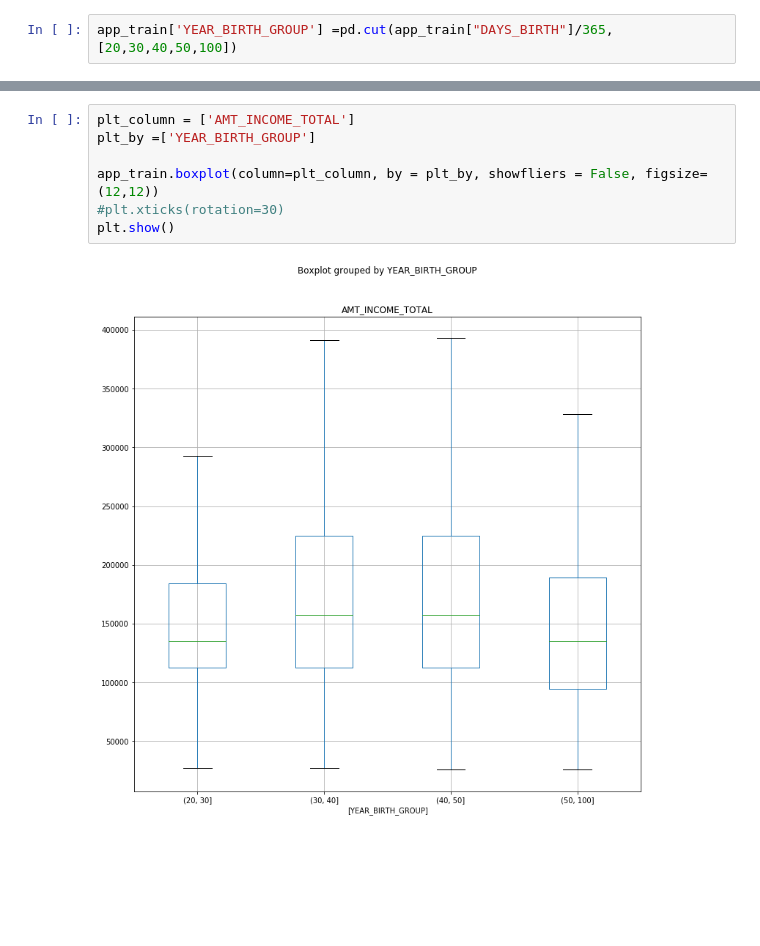
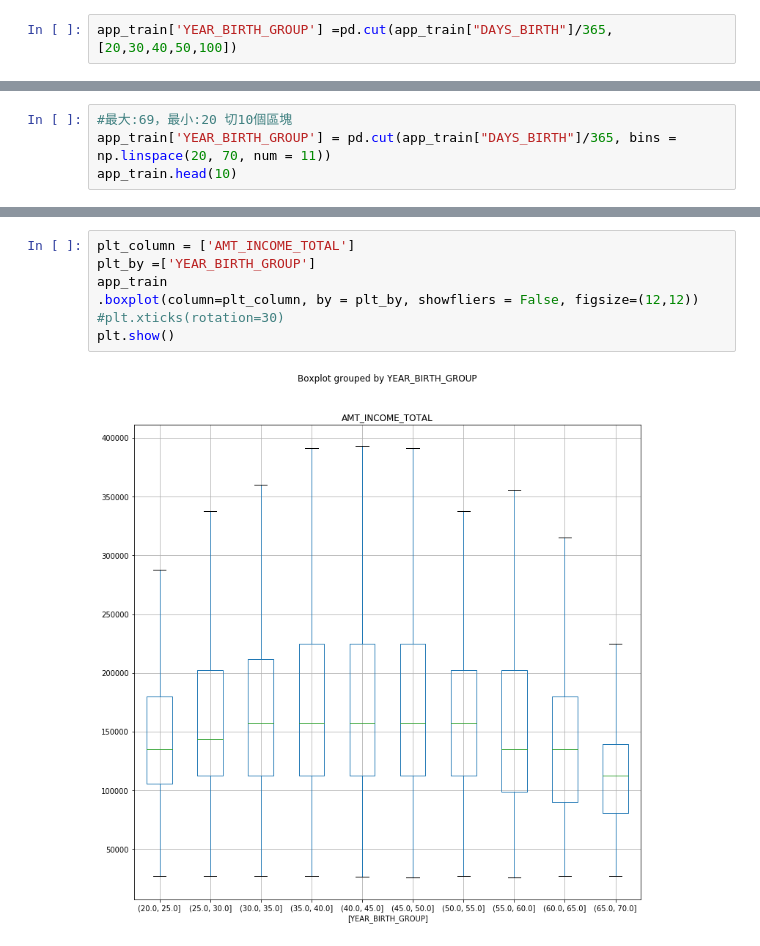
Before and after one commit to tobeywang/2nd-ML100Days, a Jupyter notebook: Day_013_HW.ipynb, the cells around one changed output, grey strips where cells are left out. Drawn from its saved outputs; the diff is of its cells as text; blank space fills up the shorter version.

```diff
--- a/Day_013_HW.ipynb
+++ b/Day_013_HW.ipynb
@@ -72,0 +87,4 @@ app_train['YEAR_BIRTH_GROUP'] =pd.cut(app_train["DAYS_BIRTH"]/365, [20,30,40,50,
+# %%
+#最大:69，最小:20 切10個區塊
+app_train['YEAR_BIRTH_GROUP'] = pd.cut(app_train["DAYS_BIRTH"]/365, bins = np.linspace(20, 70, num = 11))
+app_train.head(10)
@@ -81,9 +154,9 @@ Name: YEAR_BIRTH_GROUP, dtype: int64
 # %%
 plt_column = ['AMT_INCOME_TOTAL']
 plt_by =['YEAR_BIRTH_GROUP']
-
-app_train.boxplot(column=plt_column, by = plt_by, showfliers = False, figsize=(12,12))
+app_train
+.boxplot(column=plt_column, by = plt_by, showfliers = False, figsize=(12,12))
 #plt.xticks(rotation=30)
 plt.show()
 # %% [output]
-[figure, old version]
+[figure, new version]
```
Also changed, not shown: parts of 6 cells of this notebook.
